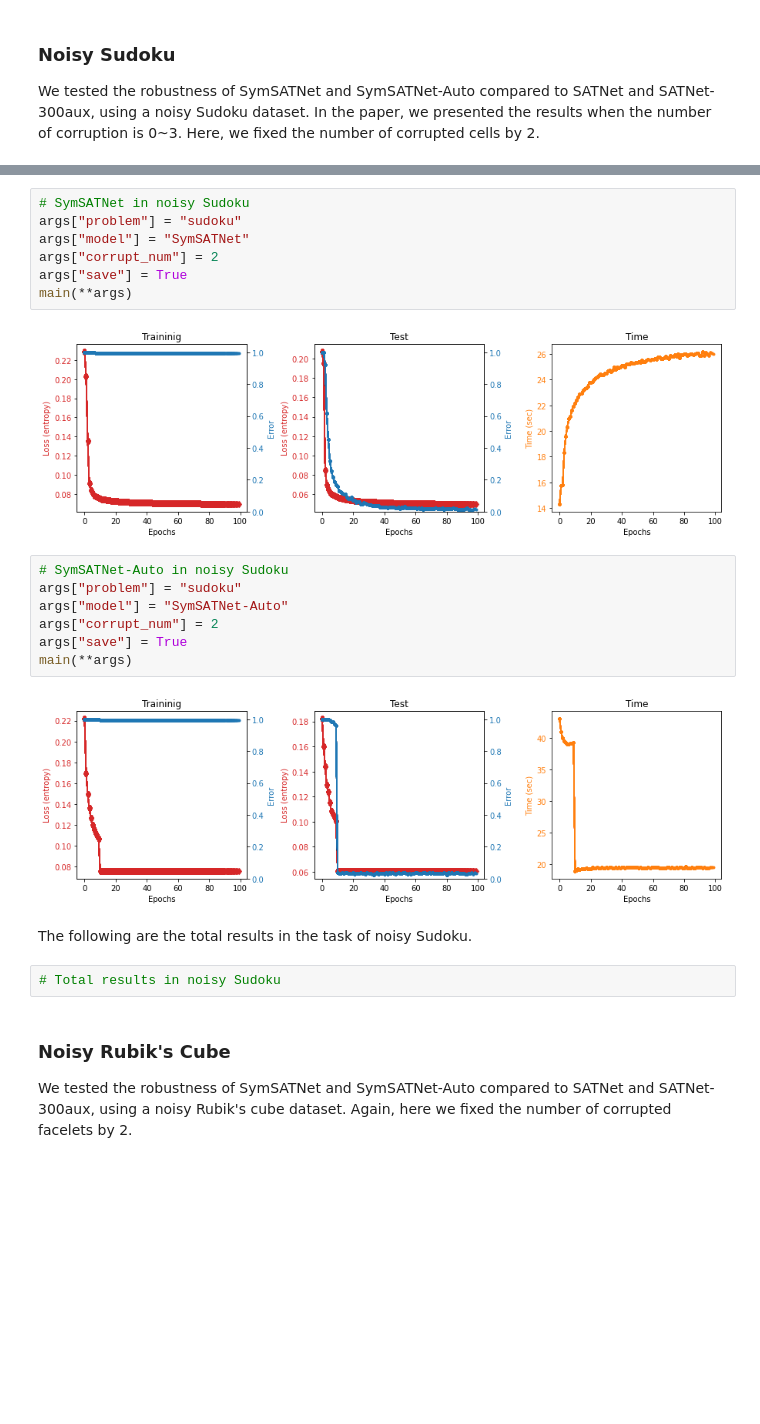
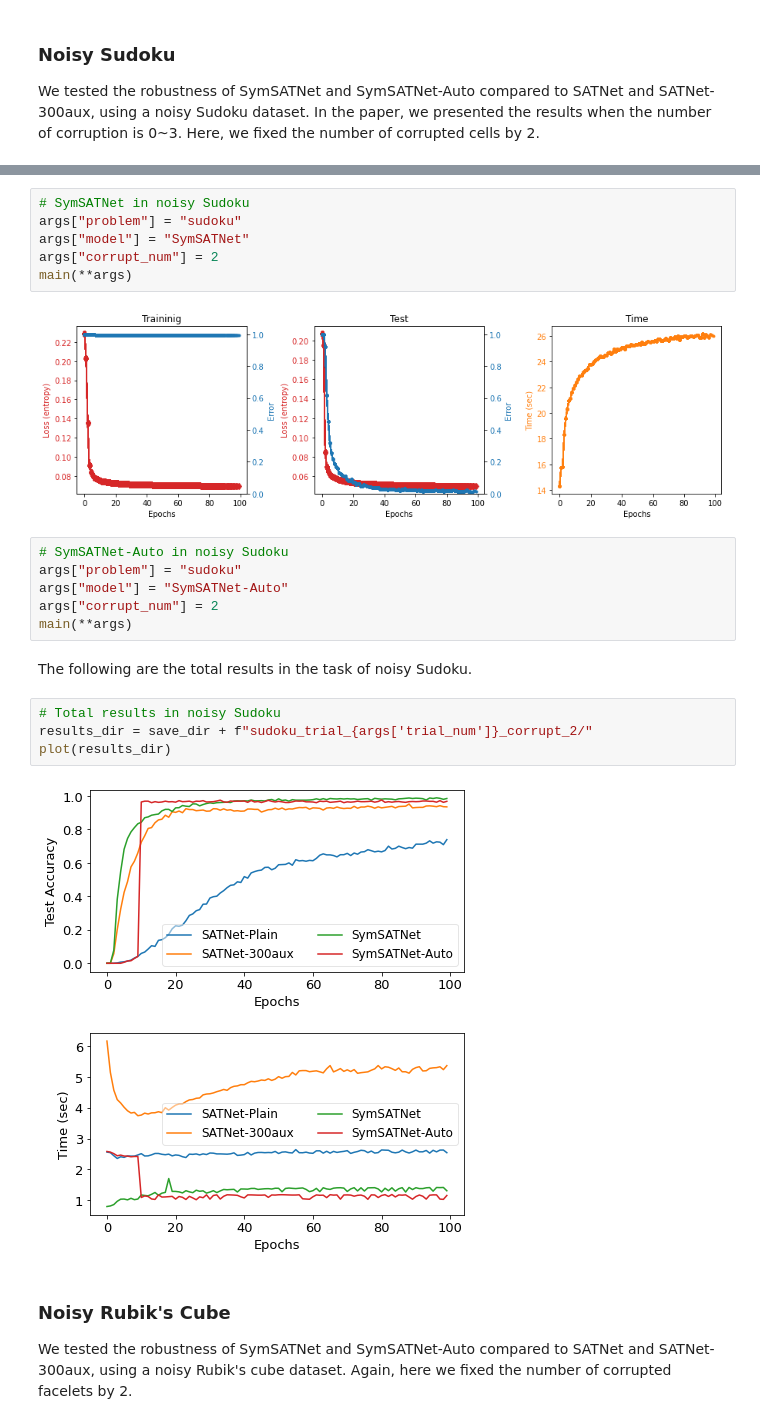
Before and after one commit to Lim-Sangho/SymSATNet, a Jupyter notebook: experiment.ipynb, the cells around one changed output, grey strips where cells are left out. Drawn from its saved outputs; the diff is of its cells as text; blank space fills up the shorter version.

```diff
--- a/experiment.ipynb
+++ b/experiment.ipynb
@@ -157,7 +210,6 @@ main(**args)
 args["problem"] = "sudoku"
 args["model"] = "SymSATNet"
 args["corrupt_num"] = 2
-args["save"] = True
 main(**args)
 # %% [output]
 [figure]
@@ -166,14 +218,15 @@ main(**args)
 args["problem"] = "sudoku"
 args["model"] = "SymSATNet-Auto"
 args["corrupt_num"] = 2
-args["save"] = True
 main(**args)
-# %% [output]
-[figure, removed]
 # %% [markdown]
 The following are the total results in the task of noisy Sudoku.
 # %%
 # Total results in noisy Sudoku
+results_dir = save_dir + f"sudoku_trial_{args['trial_num']}_corrupt_2/"
+plot(results_dir)
+# %% [output]
+[figure, added]
 # %% [markdown]
 ### Noisy Rubik's Cube
 We tested the robustness of SymSATNet and SymSATNet-Auto compared to SATNet and SATNet-300aux, using a noisy Rubik's cube dataset.
```
Also changed, not shown: parts of 22 cells of this notebook, 1 other file.
